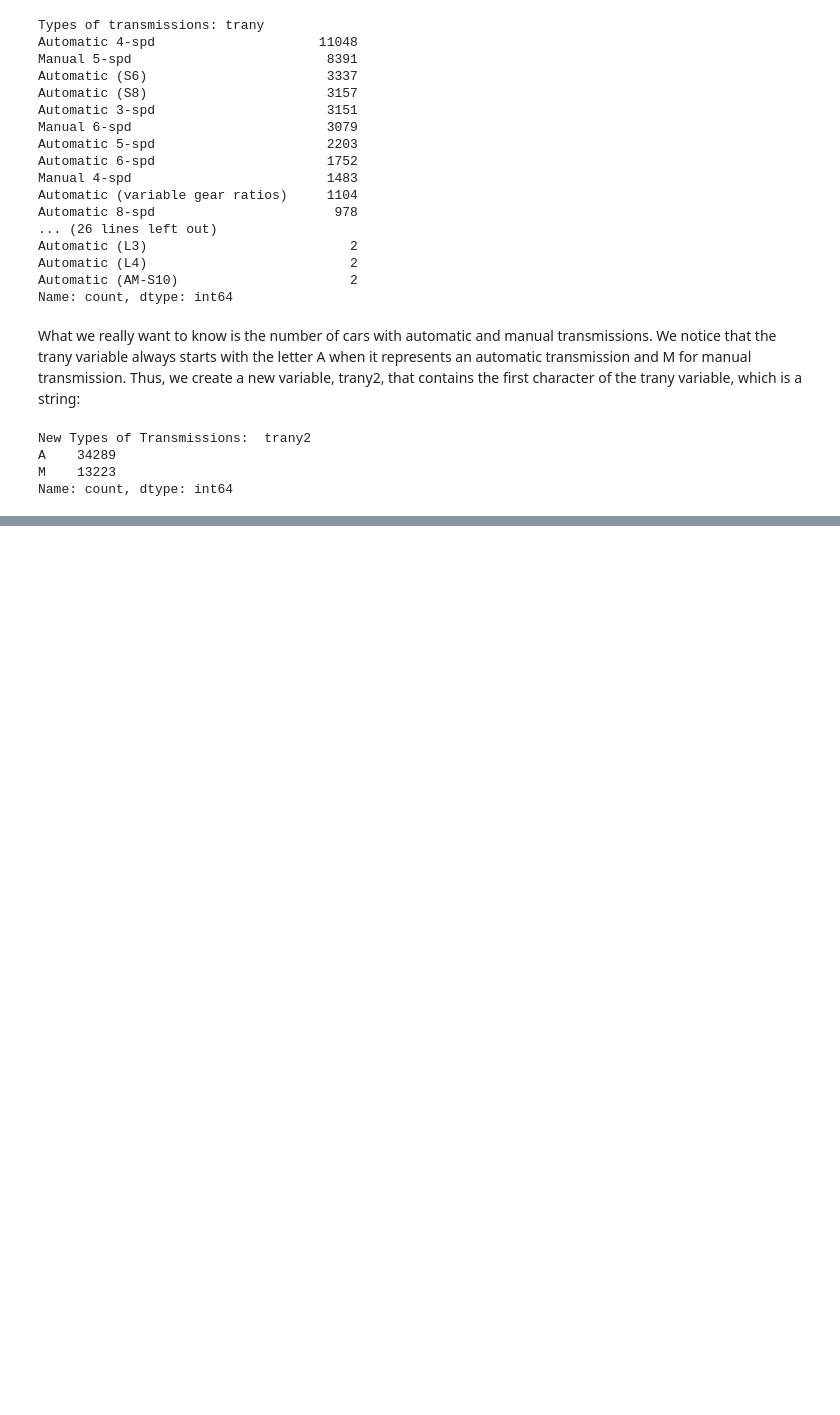
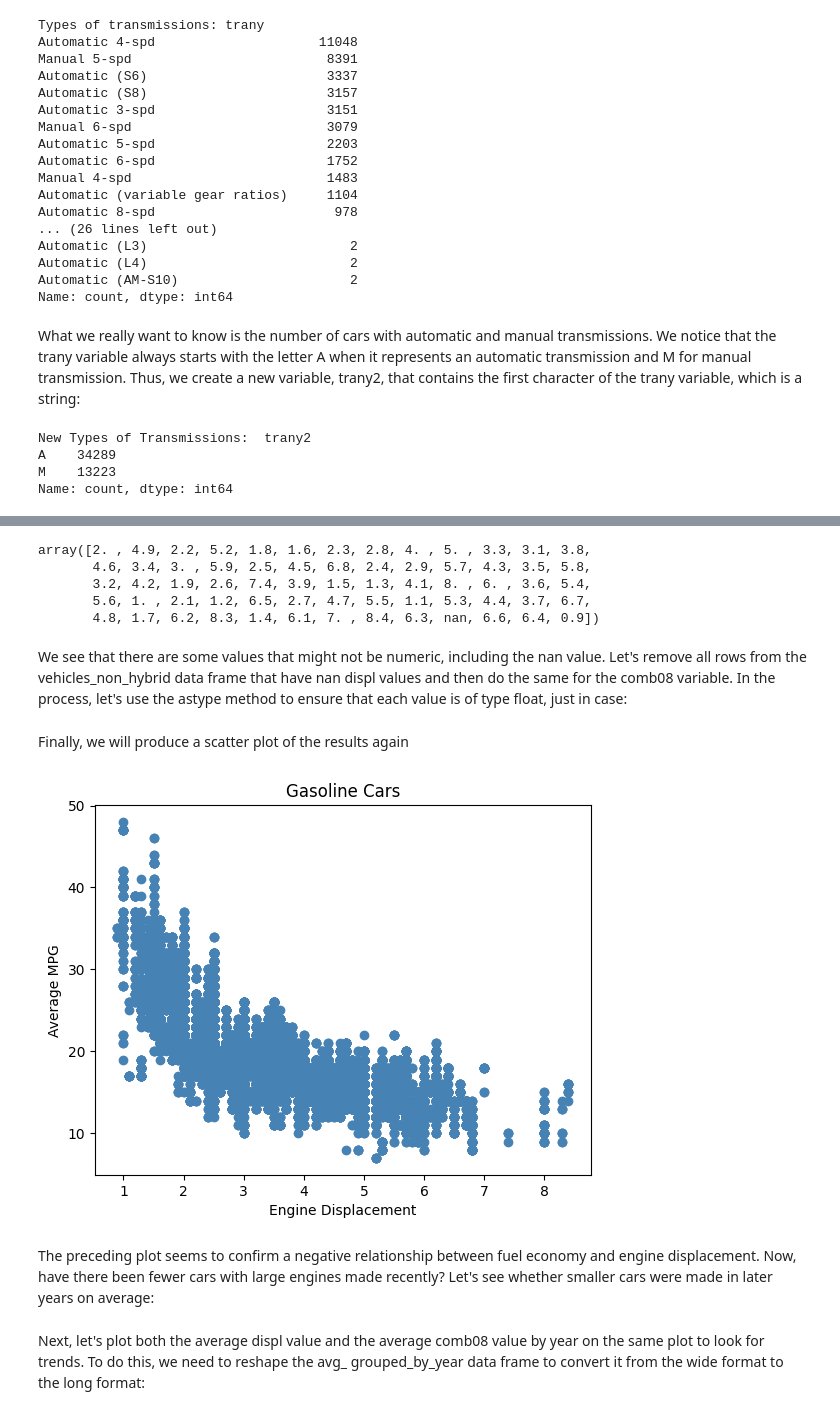
Before and after one commit to czek0/Data-Science-Portfolio, a Jupyter notebook: Fuel_Efficiency.ipynb, the cells around one changed output, grey strips where cells are left out. Saved outputs shown, nothing was run; the diff lists cells and outputs as text; code cells hidden in the pictures; blank space fills up the shorter version.

```diff
--- a/Fuel_Efficiency.ipynb
+++ b/Fuel_Efficiency.ipynb
@@ -117,0 +217,40 @@ Name: count, dtype: int64
+# %%
+pd.unique(vehicles_non_hybrid.displ)
+# %% [output]
+array([2. , 4.9, 2.2, 5.2, 1.8, 1.6, 2.3, 2.8, 4. , 5. , 3.3, 3.1, 3.8,
+       4.6, 3.4, 3. , 5.9, 2.5, 4.5, 6.8, 2.4, 2.9, 5.7, 4.3, 3.5, 5.8,
+       3.2, 4.2, 1.9, 2.6, 7.4, 3.9, 1.5, 1.3, 4.1, 8. , 6. , 3.6, 5.4,
+       5.6, 1. , 2.1, 1.2, 6.5, 2.7, 4.7, 5.5, 1.1, 5.3, 4.4, 3.7, 6.7,
+       4.8, 1.7, 6.2, 8.3, 1.4, 6.1, 7. , 8.4, 6.3, nan, 6.6, 6.4, 0.9])
+# %% [markdown]
+We see that there are some values that might not be numeric, including the nan value. Let's remove all rows from the vehicles_non_hybrid data frame that have nan displ values and then do the same for the comb08 variable. In the process, let's use the astype method to ensure that each value is of type float, just in case:
+# %%
+criteria = vehicles_non_hybrid.displ.notnull()
+vehicles_non_hybrid = vehicles_non_hybrid[criteria]
+vehicles_non_hybrid.displ = vehicles_non_hybrid.displ.astype('float')
+
+criteria = vehicles_non_hybrid.comb08.notnull()
+vehicles_non_hybrid = vehicles_non_hybrid[criteria]
+vehicles_non_hybrid.comb08 = vehicles_non_hybrid.comb08.astype('float')
+# %% [markdown]
+Finally, we will produce a scatter plot of the results again
+# %%
+# Convert the MultiIndex DataFrame to a regular DataFrame
+# Create a figure and axis
+fig, ax = plt.subplots()
+
+# Plot the data
+ax.plot(vehicles_non_hybrid['displ'], vehicles_non_hybrid['comb08'], 'o', color='steelblue')
+
+# Set axis labels and title
+ax.set_xlabel('Engine Displacement')
+ax.set_ylabel('Average MPG')
+ax.set_title('Gasoline Cars')
+
+# Show the plot
+plt.show()
+# %% [output]
+[figure, added]
+# %% [markdown]
+The preceding plot seems to confirm a negative relationship between fuel economy and engine displacement.
+Now, have there been fewer cars with large engines made recently?  Let's see whether smaller cars were made in later years on average:
@@ -117,0 +260,2 @@ Name: count, dtype: int64
+# %% [markdown]
+Next, let's plot both the average displ value and the average comb08 value by year on the same plot to look for trends. To do this, we need to reshape the avg_ grouped_by_year data frame to convert it from the wide format to the long format:
```
Also changed, not shown: parts of 17 cells of this notebook.
